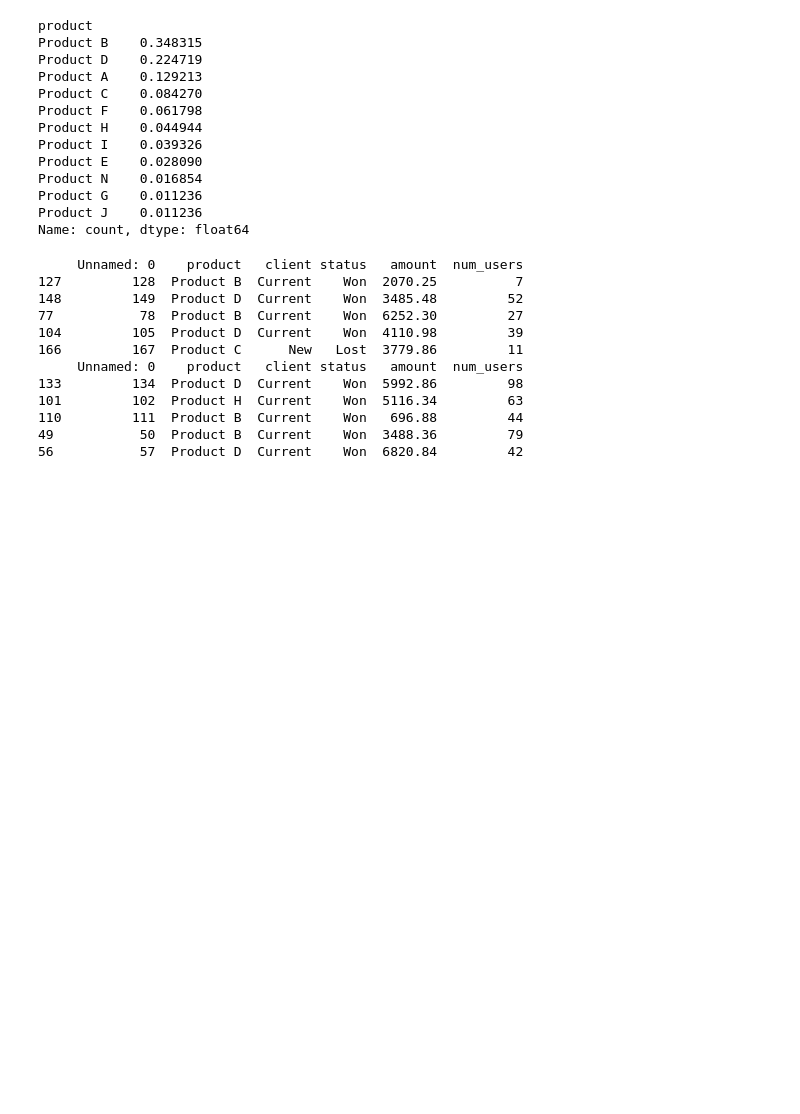
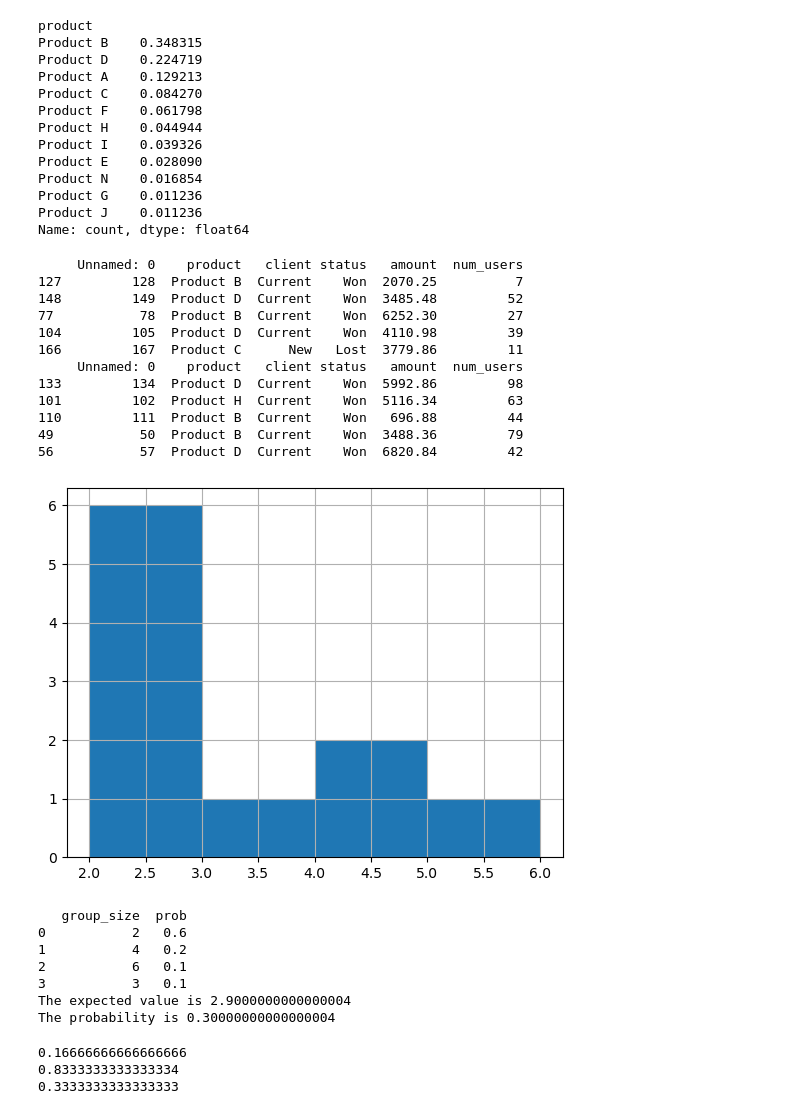
Before and after one commit to PracticalSwan/ITX2007-Data-Science, a Jupyter notebook: Lecture7_Data Sets - Intro2Statistics/final_practice_L7.ipynb, the cells around one changed output. Drawn from its saved outputs; the diff is of its cells as text; code cells hidden in the pictures; blank space fills up the shorter version.

```diff
--- a/Lecture7_Data Sets - Intro2Statistics/final_practice_L7.ipynb
+++ b/Lecture7_Data Sets - Intro2Statistics/final_practice_L7.ipynb
@@ -178,3 +178,45 @@ print(sample_with_replacement)
 110         111  Product B  Current    Won   696.88         44
 49           50  Product B  Current    Won  3488.36         79
 56           57  Product D  Current    Won  6820.84         42
+# %%
+restaurant_groups = pd.read_csv('restaurant_groups.csv')
+restaurant_groups['group_size'].hist(bins=[2,3,4,5,6])
+plt.show()
+size_dist = restaurant_groups['group_size'].value_counts() / restaurant_groups.shape[0]
+size_dist = size_dist.reset_index()
+size_dist.columns = ['group_size', 'prob']
+print(size_dist)
+expected_value = np.sum(size_dist['group_size'] * size_dist['prob'])
+print('The expected value is', expected_value)
+
+groups_4_or_more = size_dist[size_dist['group_size'] >= 4]
+
+prob_4_or_more = np.sum(groups_4_or_more['prob'])
+print('The probability is', prob_4_or_more)
+# %% [output]
+[figure, added]
+   group_size  prob
+0           2   0.6
+1           4   0.2
+2           6   0.1
+3           3   0.1
+The expected value is 2.9000000000000004
+The probability is 0.30000000000000004
+# %%
+min_time = 0
+max_time = 30
+
+from scipy.stats import uniform
+
+prob_less_than_5= uniform.cdf(5, 0, 30)
+print(prob_less_than_5)
+
+prob_greater_than_5 = 1-uniform.cdf(5, 0, 30)
+print(prob_greater_than_5)
+
+prob_between_10_and_20 = uniform.cdf(20,0,30)-uniform.cdf(10,0,30)
+print(prob_between_10_and_20)
+# %% [output]
+0.16666666666666666
+0.8333333333333334
+0.3333333333333333
```
Also changed, not shown: parts of 6 cells of this notebook.
